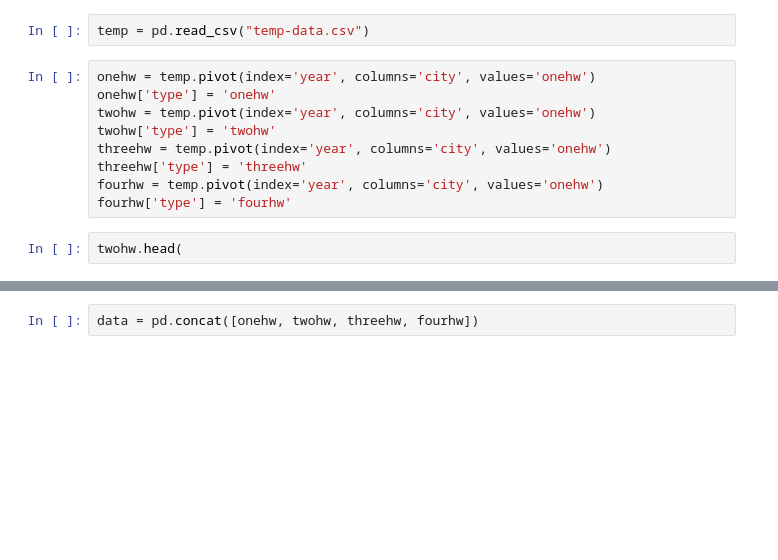
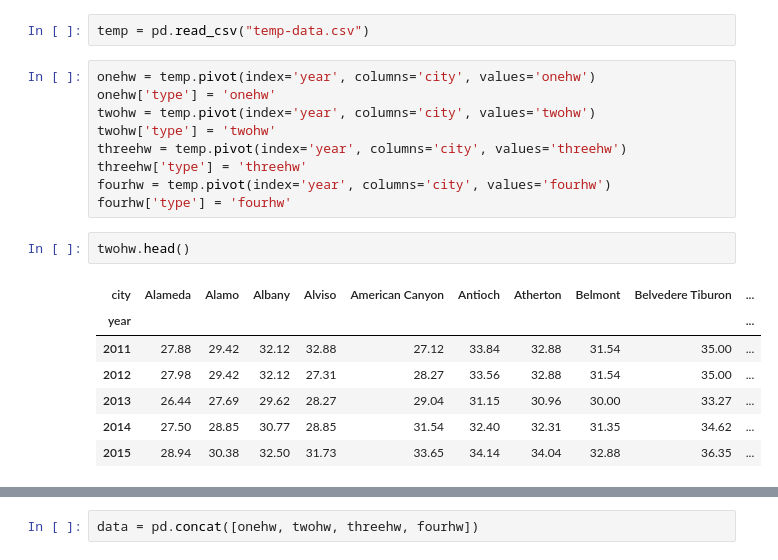
Before and after one commit to eshao98/Comm177T-2019, a Jupyter notebook: _site/bay-area-housing/data/clean-hw-data.ipynb, the cells around one changed output, grey strips where cells are left out. Cells and saved outputs as stored; diff of their text form; blank space fills up the shorter version.

```diff
--- a/_site/bay-area-housing/data/clean-rhna-data.ipynb
+++ b/_site/bay-area-housing/data/clean-hw-data.ipynb
@@ -54,12 +54,19 @@ temp = pd.read_csv("temp-data.csv")
 # %%
 onehw = temp.pivot(index='year', columns='city', values='onehw')
 onehw['type'] = 'onehw'
-twohw = temp.pivot(index='year', columns='city', values='onehw')
+twohw = temp.pivot(index='year', columns='city', values='twohw')
 twohw['type'] = 'twohw'
-threehw = temp.pivot(index='year', columns='city', values='onehw')
+threehw = temp.pivot(index='year', columns='city', values='threehw')
 threehw['type'] = 'threehw'
-fourhw = temp.pivot(index='year', columns='city', values='onehw')
+fourhw = temp.pivot(index='year', columns='city', values='fourhw')
 fourhw['type'] = 'fourhw'
 # %%
-twohw.head(
+twohw.head()
 # %% [output]
+| city | Alameda | Alamo | Albany | Alviso | American Canyon | Antioch | Atherton | Belmont | Belvedere Tiburon | ... |
+| year |  |  |  |  |  |  |  |  |  | ... |
+| 2011 | 27.88 | 29.42 | 32.12 | 32.88 | 27.12 | 33.84 | 32.88 | 31.54 | 35.00 | ... |
+| 2012 | 27.98 | 29.42 | 32.12 | 27.31 | 28.27 | 33.56 | 32.88 | 31.54 | 35.00 | ... |
+| 2013 | 26.44 | 27.69 | 29.62 | 28.27 | 29.04 | 31.15 | 30.96 | 30.00 | 33.27 | ... |
+| 2014 | 27.50 | 28.85 | 30.77 | 28.85 | 31.54 | 32.40 | 32.31 | 31.35 | 34.62 | ... |
+| 2015 | 28.94 | 30.38 | 32.50 | 31.73 | 33.65 | 34.14 | 34.04 | 32.88 | 36.35 | ... |
```
Also changed, not shown: parts of 1 cell of this notebook, 7 other files.
